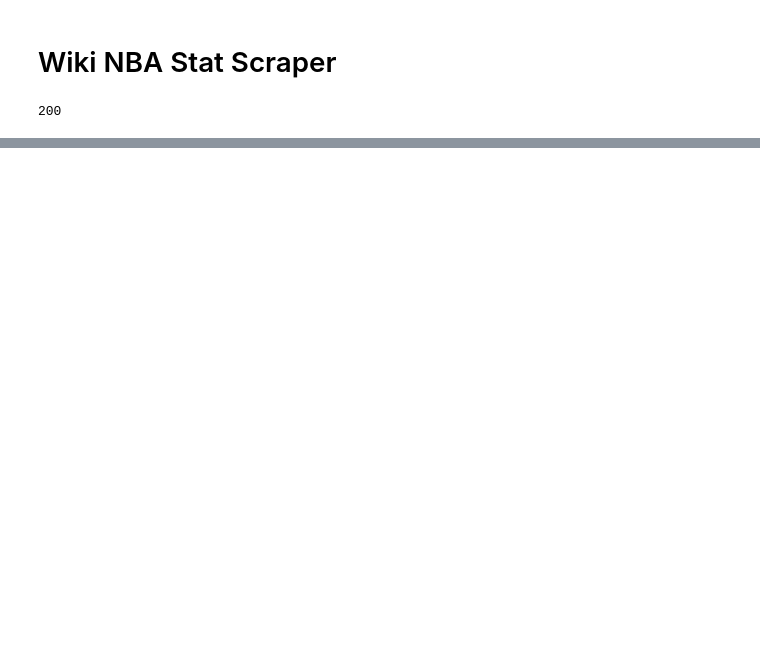
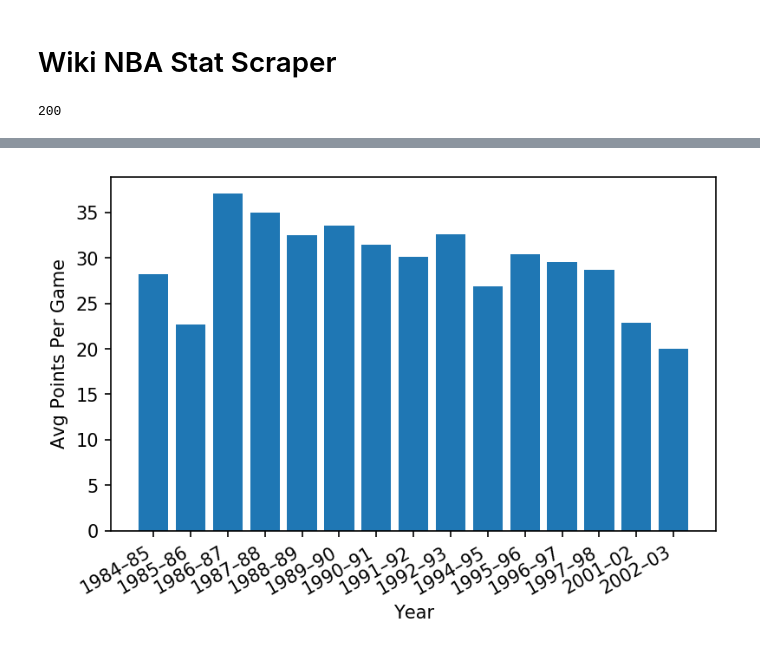
Before and after one commit to ctd1077/Wiki-NBA-Stat-Scraper, a Jupyter notebook: Wiki NBA Stat Scraper.ipynb, the cells around one changed output, grey strips where cells are left out. Saved outputs shown, nothing was run; the diff lists cells and outputs as text; code cells hidden in the pictures; blank space fills up the shorter version.

```diff
--- a/Wiki NBA Stat Scraper.ipynb
+++ b/Wiki NBA Stat Scraper.ipynb
@@ -194,5 +202,13 @@ df1
 | 11 | 2000–01 | Portland | 68 | 3 | 15.9 | .407 | .771 | 0.3 | 3.8 | 1.0 | 10.5 |
 | 12 | 2001–02 | Portland | 75 | 5 | 16.4 | .430 | .794 | 0.4 | 3.8 | 0.7 | 8.1 |
 | 13 | 2002–03 | Orlando | 79 | 55 | 20.7 | .418 | .742 | 0.4 | 5.7 | 0.7 | 6.8 |
+# %%
+PPG = [float(line) for line in df.PPG]
+plt.bar(df.Year, PPG)
+plt.xlabel(r'Year')
+plt.ylabel(r'Avg Points Per Game')
+plt.gcf().autofmt_xdate()
+# %% [output]
+[figure, added]
 # %%
 PPG = [float(line) for line in df1.PPG]
```
Also changed, not shown: parts of 7 cells of this notebook.
